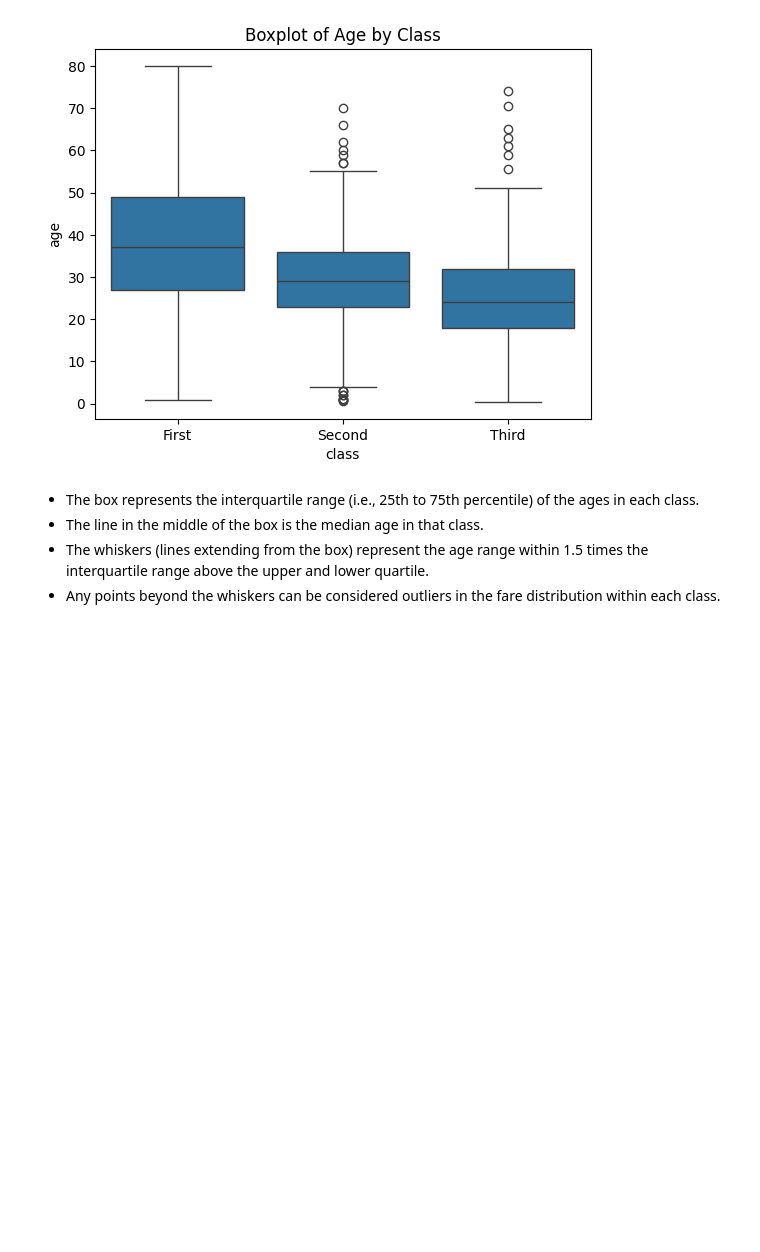
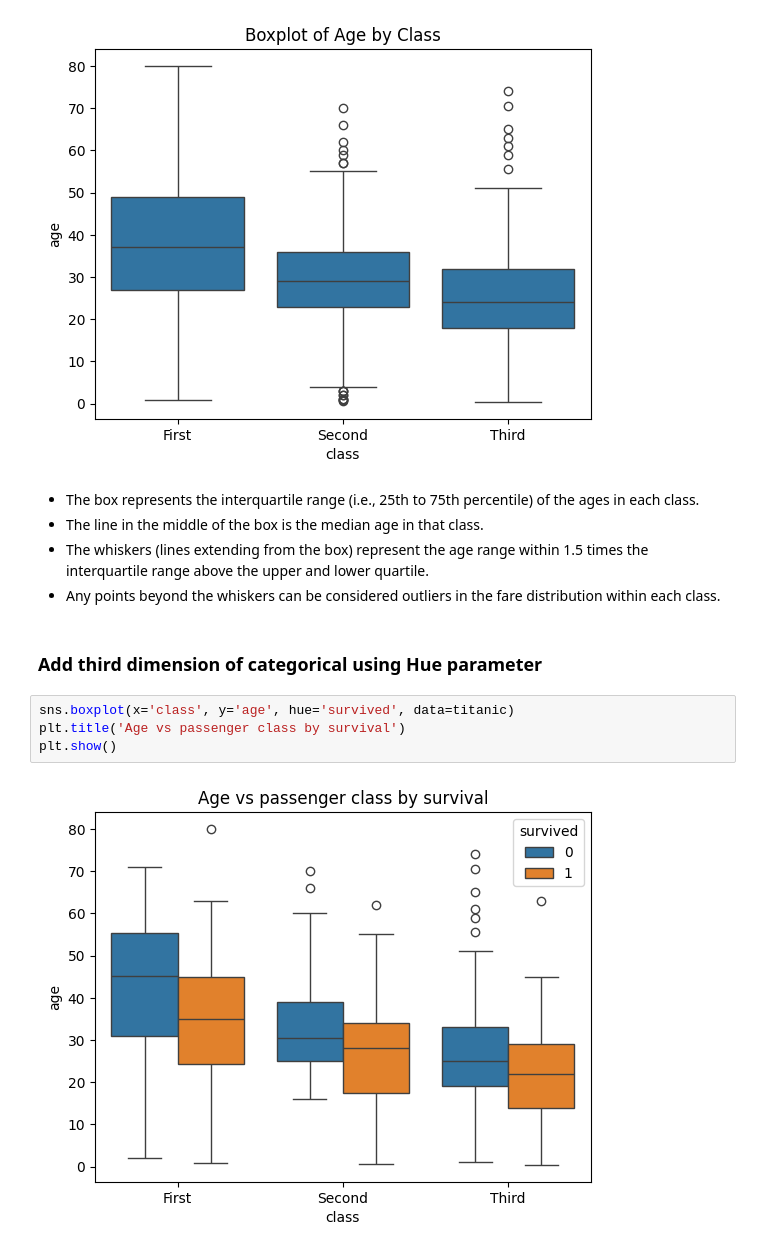
Before and after one commit to vadivelmurugesan/data-science, a Jupyter notebook: 06_seaborn/box_plots.ipynb, the cells around one changed output. Saved outputs shown, nothing was run; the diff lists cells and outputs as text; blank space fills up the shorter version.

Commit message:
Added Additional Params

```diff
--- a/06_seaborn/box_plots.ipynb
+++ b/06_seaborn/box_plots.ipynb
@@ -17,3 +17,11 @@ plt.show()
 * The line in the middle of the box is the median age in that class.
 * The whiskers (lines extending from the box) represent the age range within 1.5 times the interquartile range above the upper and lower quartile.
 * Any points beyond the whiskers can be considered outliers in the fare distribution within each class.
+# %% [markdown]
+### Add third dimension of categorical using Hue parameter
+# %%
+sns.boxplot(x='class', y='age', hue='survived', data=titanic)
+plt.title('Age vs passenger class by survival')
+plt.show()
+# %% [output]
+[figure, added]
```
Also changed, not shown: parts of 2 cells of this notebook.
